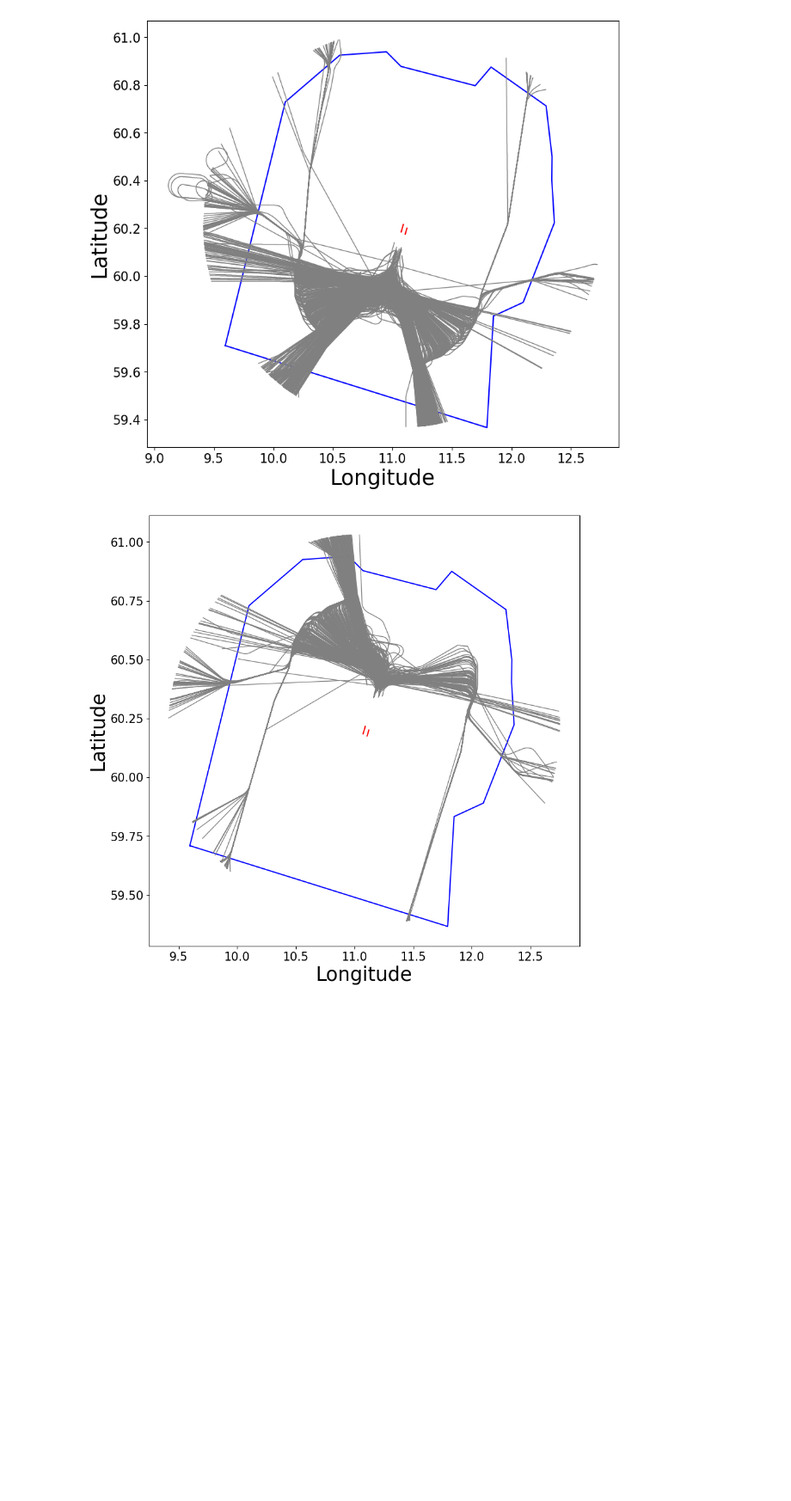
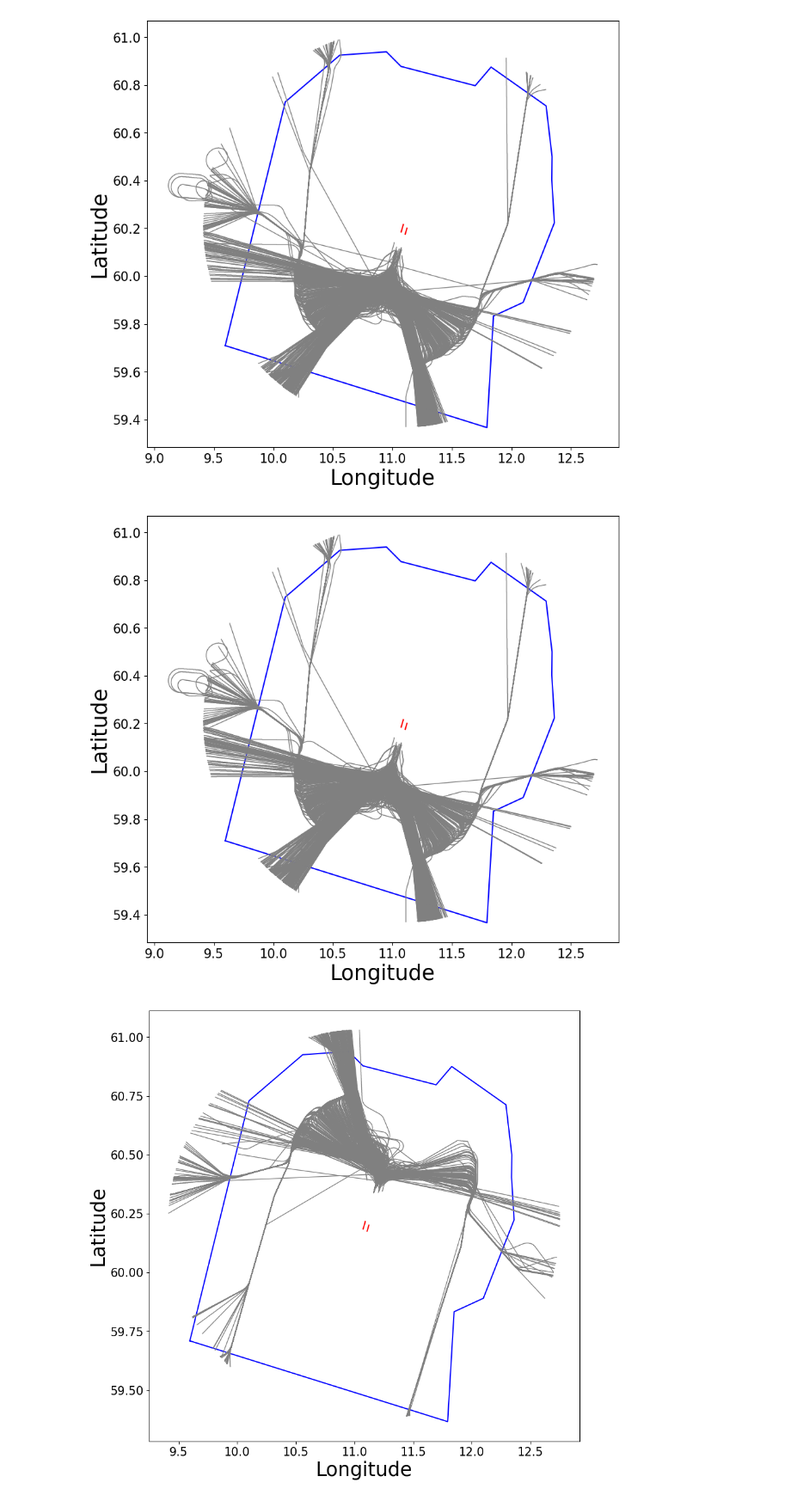
Before and after one commit to anlemett/ATM_seminar_2023, a Jupyter notebook: Jupyter/ENGM_50NM_vertical_and_horizontal_profiles.ipynb, the cells around one changed output. Shown at 86% size. Cells and saved outputs as stored; diff of their text form; code cells hidden in the pictures; blank space fills up the shorter version.

```diff
--- a/Jupyter/ENGM_50NM_vertical_and_horizontal_profiles.ipynb
+++ b/Jupyter/ENGM_50NM_vertical_and_horizontal_profiles.ipynb
@@ -81,11 +84,12 @@ def plot_TMA_ENGM(ax):
     rwy19L_lat=[rwy01R_end_lat, rwy19L_end_lat];
 
     plt.plot(TMA_lon, TMA_lat, color="blue")
+
     plt.plot(rwy01L_lon, rwy01L_lat, color="red")
     plt.plot(rwy01R_lon, rwy01R_lat, color="red")
 
-
-
+    center_circle_center_lon = 11.11
+    center_circle_center_lat = 60.25
     left_circle_center_lon = 11.11
     left_circle_center_lat = 60.2
     down_circle_center_lon = 11.11
@@ -93,6 +97,8 @@ def plot_TMA_ENGM(ax):
     up_circle_center_lon = 11.11
     up_circle_center_lat = 60.2
 
+    circle = plt.Circle((center_circle_center_lon, center_circle_center_lat), 0.12, fill=False, color="red")
+    #ax.add_patch(circle)
     circle = plt.Circle((left_circle_center_lon, left_circle_center_lat), 0.052, fill=False, color="red")
     #ax.add_patch(circle)
     circle = plt.Circle((down_circle_center_lon, down_circle_center_lat), 0.029, fill=False, color="red")
@@ -186,10 +202,24 @@ filename = "../data/ENGM/Dataset/PM_north.csv"
 dataset_PM_north_df = pd.read_csv(filename, sep=',', index_col=0)
 dataset_PM_north_df.rename(columns={'flightID': 'flight_id'}, inplace=True)
 dataset_PM_north_df.set_index(['flight_id', 'sequence'], inplace = True)
+# %%
+filename = "../data/ENGM/Dataset/PM_SOUTH.csv"
+dataset_PM_south_df2 = pd.read_csv(filename, sep=',', index_col=0)
+dataset_PM_south_df2.rename(columns={'flightID': 'flight_id'}, inplace=True)
+dataset_PM_south_df2.set_index(['flight_id', 'sequence'], inplace = True)
+
+filename = "../data/ENGM/Dataset/PM_NORTH.csv"
+dataset_PM_north_df2 = pd.read_csv(filename, sep=',', index_col=0)
+dataset_PM_north_df2.rename(columns={'flightID': 'flight_id'}, inplace=True)
+dataset_PM_north_df2.set_index(['flight_id', 'sequence'], inplace = True)
 # %%
 plot_horizontal_profile_ENGM(dataset_PM_south_df, title = "")
 # %% [output]
 [figure]
+# %%
+plot_horizontal_profile_ENGM(dataset_PM_south_df2, title = "")
+# %% [output]
+[figure, added]
 # %%
 plot_horizontal_profile_ENGM(dataset_PM_north_df, title = "")
 # %% [output]
```
Also changed, not shown: parts of 9 cells of this notebook, 5 other files.
